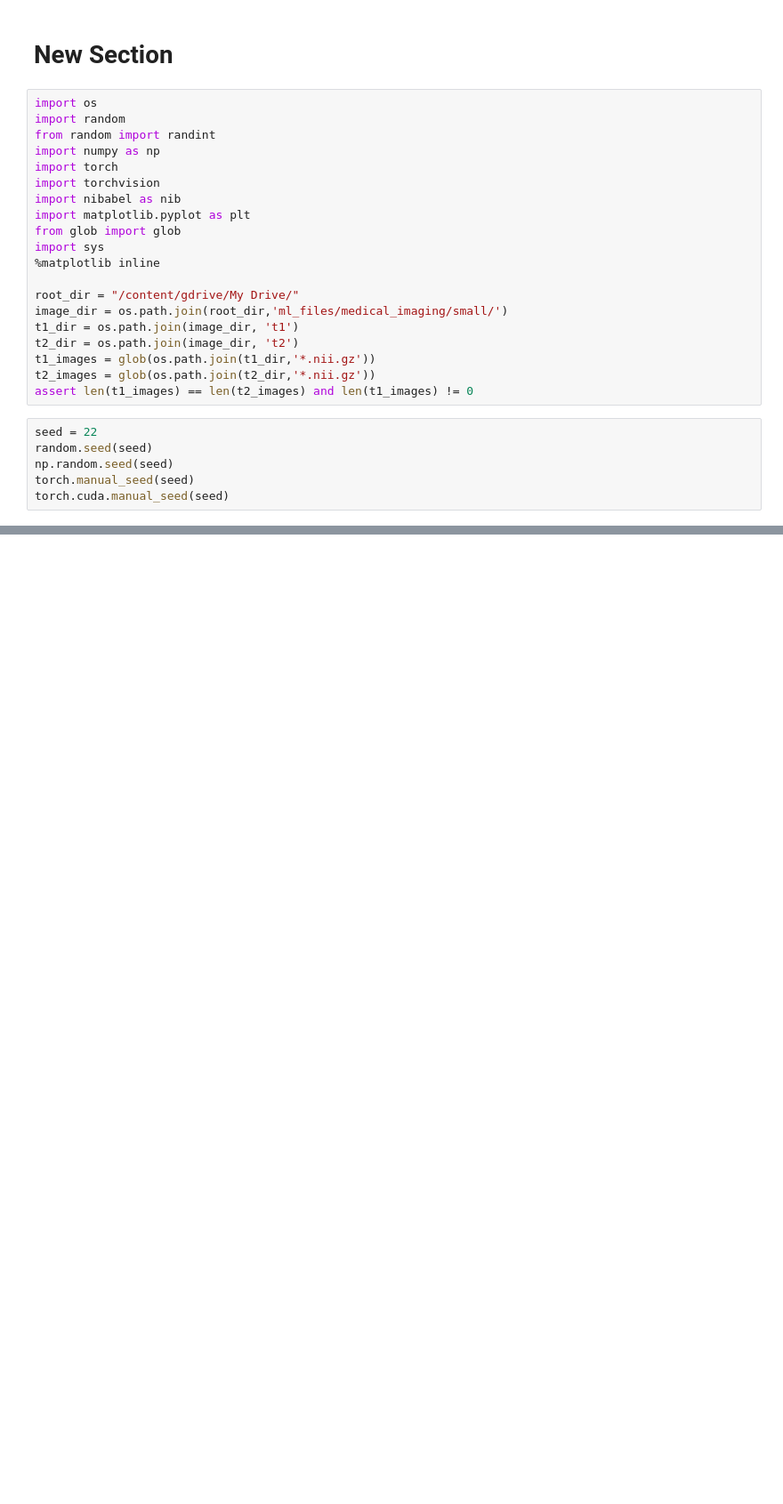
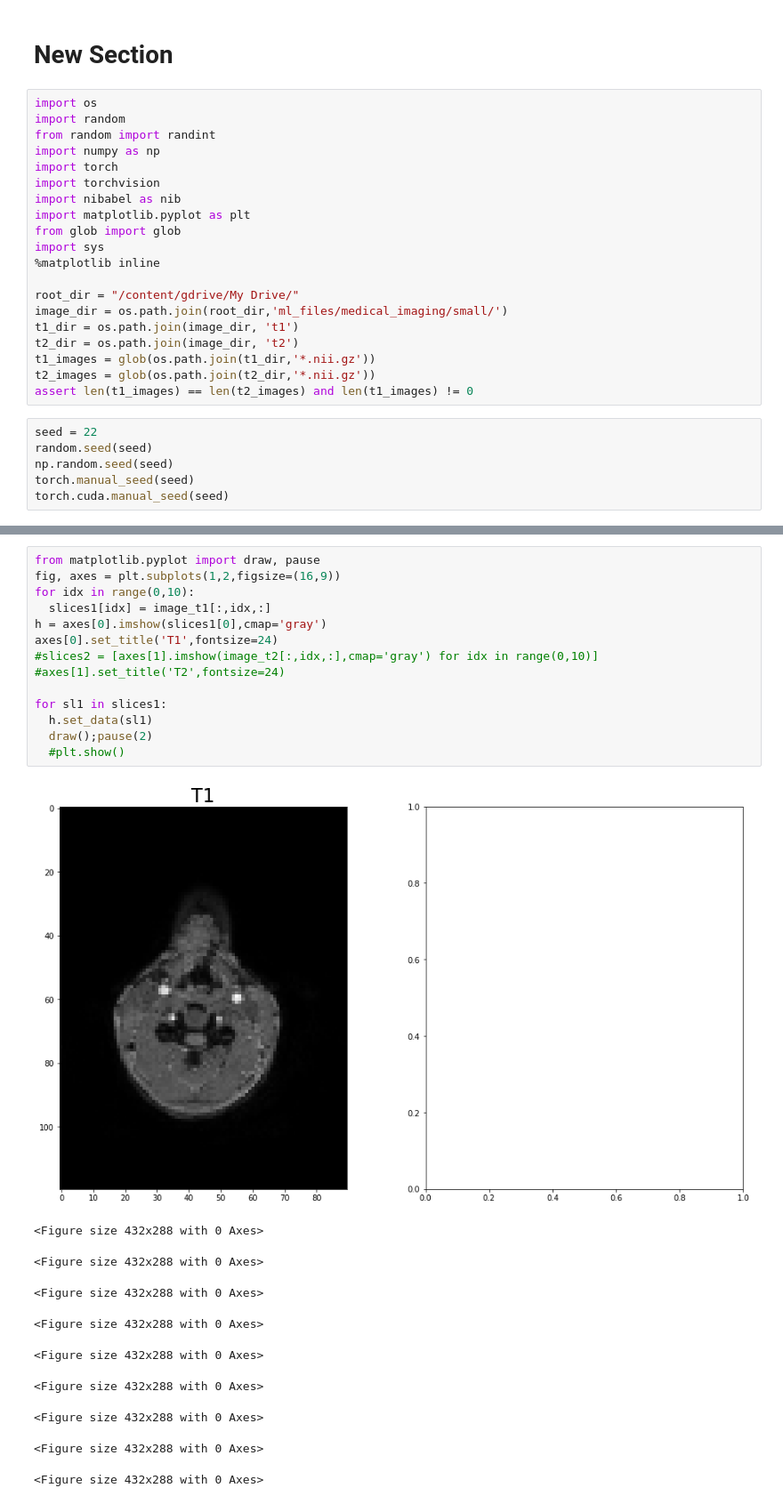
Before and after one commit to jeffj9930/3D_medical_imaging_liveProject, a Jupyter notebook: Copy_of_ch1.ipynb, the cells around one changed output, grey strips where cells are left out. Shown: that part at 89% size. Drawn from its saved outputs; the diff is of its cells as text; blank space fills up the shorter version.

```diff
--- a/Copy_of_ch1.ipynb
+++ b/Copy_of_ch1.ipynb
@@ -49,0 +89,25 @@ plt.show()
+# %%
+from matplotlib.pyplot import draw, pause
+fig, axes = plt.subplots(1,2,figsize=(16,9))
+for idx in range(0,10):
+  slices1[idx] = image_t1[:,idx,:]
+h = axes[0].imshow(slices1[0],cmap='gray')
+axes[0].set_title('T1',fontsize=24)
+#slices2 = [axes[1].imshow(image_t2[:,idx,:],cmap='gray') for idx in range(0,10)]
+#axes[1].set_title('T2',fontsize=24)
+
+for sl1 in slices1:
+  h.set_data(sl1)
+  draw();pause(2)
+  #plt.show()
+# %% [output]
+[figure, added]
+<Figure size 432x288 with 0 Axes>
+<Figure size 432x288 with 0 Axes>
+<Figure size 432x288 with 0 Axes>
+<Figure size 432x288 with 0 Axes>
+<Figure size 432x288 with 0 Axes>
+<Figure size 432x288 with 0 Axes>
+<Figure size 432x288 with 0 Axes>
+<Figure size 432x288 with 0 Axes>
+<Figure size 432x288 with 0 Axes>
```
Also changed, not shown: parts of 8 cells of this notebook.
